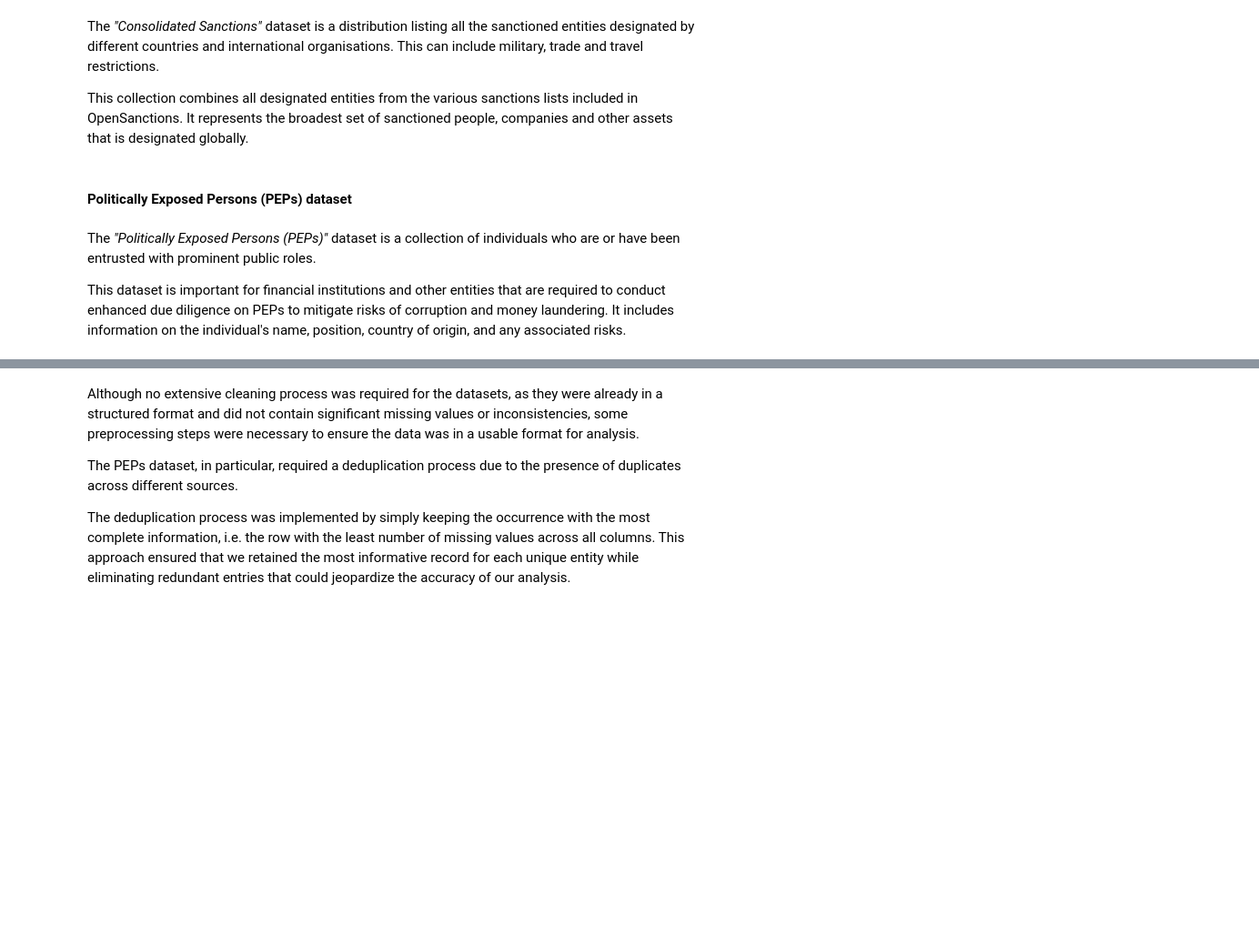
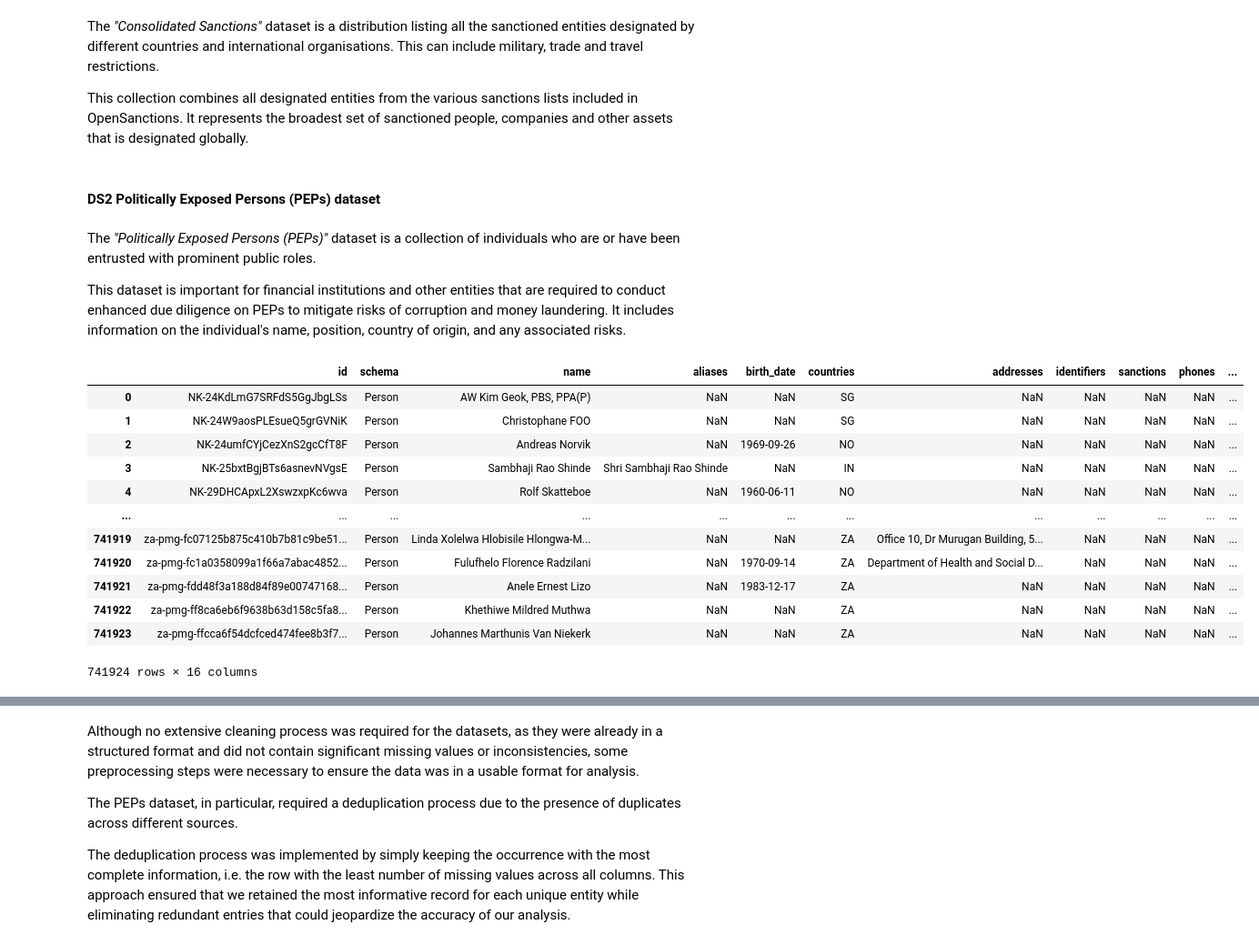
Before and after one commit to francescosilvano/gsd-osint, a Jupyter notebook: projectSolution.ipynb, the cells around one changed output, grey strips where cells are left out. Shown at 91% size. Drawn from its saved outputs; the diff is of its cells as text; code cells hidden in the pictures; blank space fills up the shorter version.

```diff
--- a/projectSolution.ipynb
+++ b/projectSolution.ipynb
@@ -162,15 +152,29 @@ df_consolidated = pd.read_csv('data/raw/consolidatedsanctions/targets.simple-1.c
 df_consolidated['countries'] = df_consolidated['countries'].str.upper()
 # %% [markdown]
-#### Politically Exposed Persons (PEPs) dataset
+#### DS2 Politically Exposed Persons (PEPs) dataset
 # %% [markdown]
 The _"Politically Exposed Persons (PEPs)"_ dataset is a collection of individuals who are or have been entrusted with prominent public roles.
 
 This dataset is important for financial institutions and other entities that are required to conduct enhanced due diligence on PEPs to mitigate risks of corruption and money laundering. It includes information on the individual's name, position, country of origin, and any associated risks.
 # %%
 # Load the data for the PEPs dataset
-df_peps = pd.read_csv('data/raw/peps/targets.simple-1.csv', low_memory=False) # low_memory=False to avoid dtype warnings
+df_peps = pd.read_csv(f'{DATA_PATH}/peps/targets.simple-1.csv', low_memory=False) # low_memory=False to avoid dtype warnings
 df_peps['countries'] = df_peps['countries'].str.upper()
 df_peps
+# %% [output]
+|  | id | schema | name | aliases | birth_date | countries | addresses | identifiers | sanctions | phones | ... |
+| 0 | NK-24KdLmG7SRFdS5GgJbgLSs | Person | AW Kim Geok, PBS, PPA(P) | NaN | NaN | SG | NaN | NaN | NaN | NaN | ... |
+| 1 | NK-24W9aosPLEsueQ5grGVNiK | Person | Christophane FOO | NaN | NaN | SG | NaN | NaN | NaN | NaN | ... |
+| 2 | NK-24umfCYjCezXnS2gcCfT8F | Person | Andreas Norvik | NaN | 1969-09-26 | NO | NaN | NaN | NaN | NaN | ... |
+| 3 | NK-25bxtBgjBTs6asnevNVgsE | Person | Sambhaji Rao Shinde | Shri Sambhaji Rao Shinde | NaN | IN | NaN | NaN | NaN | NaN | ... |
+| 4 | NK-29DHCApxL2XswzxpKc6wva | Person | Rolf Skatteboe | NaN | 1960-06-11 | NO | NaN | NaN | NaN | NaN | ... |
+| ... | ... | ... | ... | ... | ... | ... | ... | ... | ... | ... | ... |
+| 741919 | za-pmg-fc07125b875c410b7b81c9be51... | Person | Linda Xolelwa Hlobisile Hlongwa-M... | NaN | NaN | ZA | Office 10, Dr Murugan Building, 5... | NaN | NaN | NaN | ... |
+| 741920 | za-pmg-fc1a0358099a1f66a7abac4852... | Person | Fulufhelo Florence Radzilani | NaN | 1970-09-14 | ZA | Department of Health and Social D... | NaN | NaN | NaN | ... |
+| 741921 | za-pmg-fdd48f3a188d84f89e00747168... | Person | Anele Ernest Lizo | NaN | 1983-12-17 | ZA | NaN | NaN | NaN | NaN | ... |
+| 741922 | za-pmg-ff8ca6eb6f9638b63d158c5fa8... | Person | Khethiwe Mildred Muthwa | NaN | NaN | ZA | NaN | NaN | NaN | NaN | ... |
+| 741923 | za-pmg-ffcca6f54dcfced474fee8b3f7... | Person | Johannes Marthunis Van Niekerk | NaN | NaN | ZA | NaN | NaN | NaN | NaN | ... |
+741924 rows × 16 columns
 # %%
 df_peps.head()
 n_peps = df_peps['id'].nunique() # check number of unique entities in PEPs dataset
```
Also changed, not shown: parts of 52 cells of this notebook.
